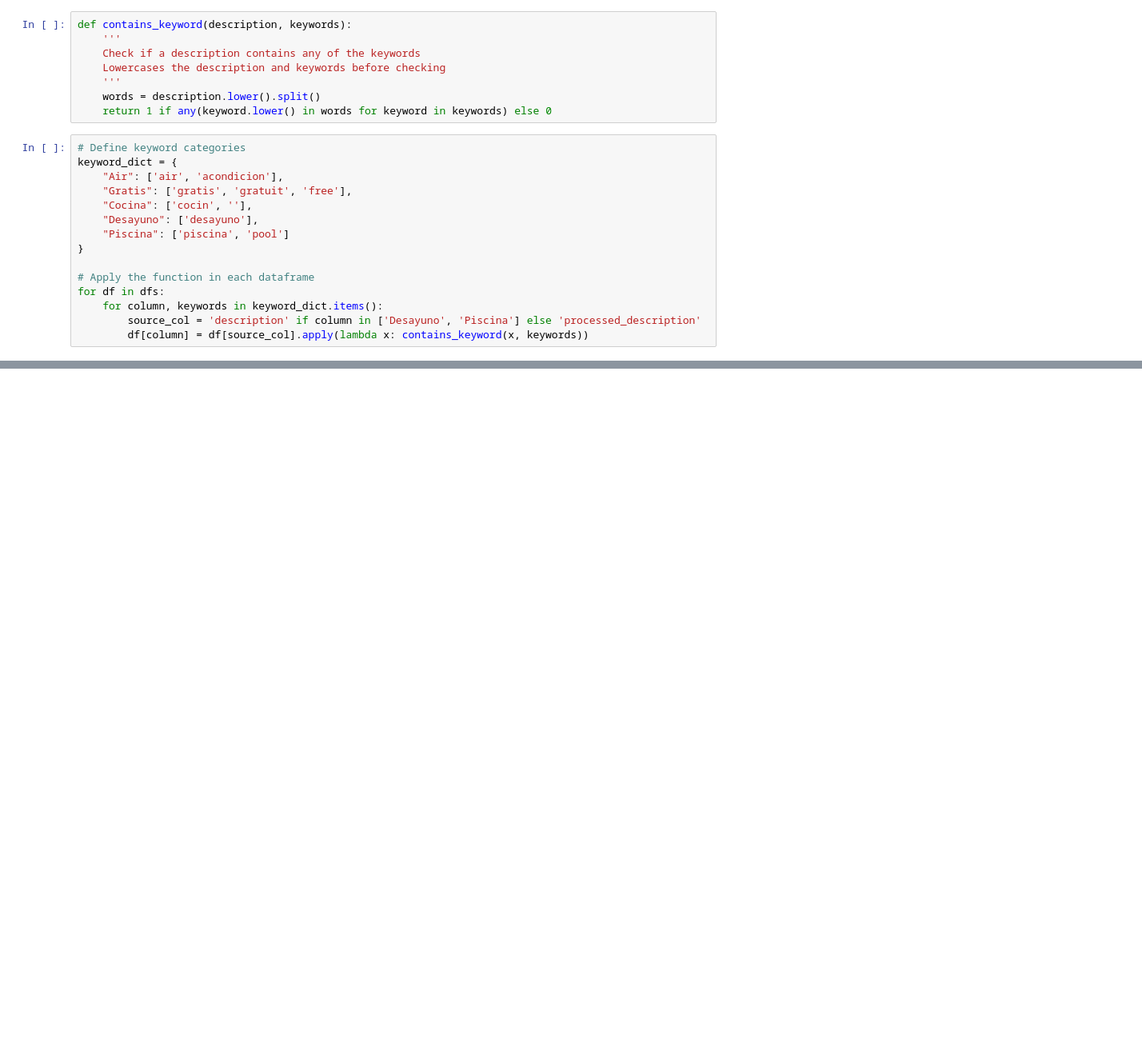
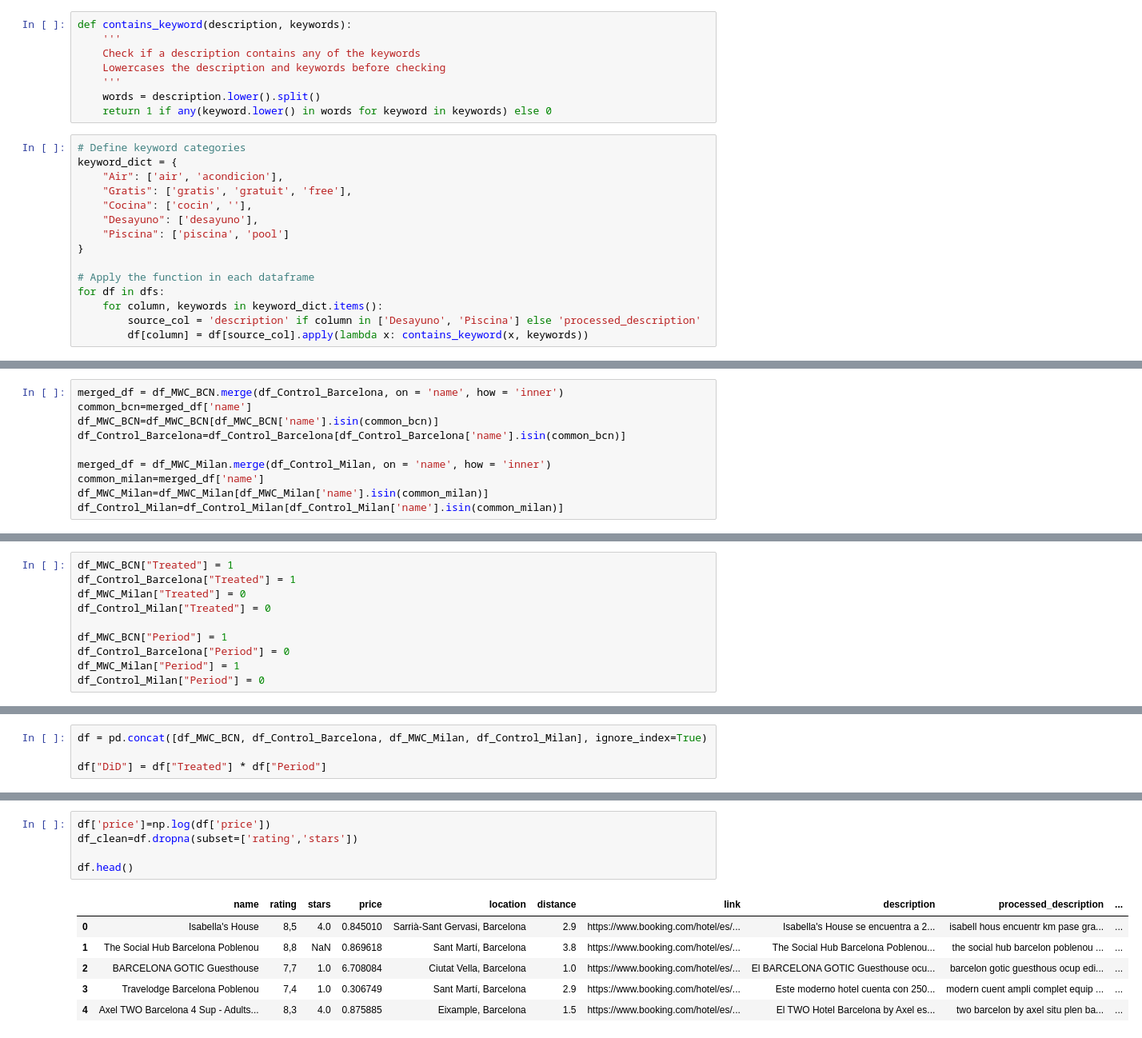
Before and after one commit to Enzo280100/textmining_booking, a Jupyter notebook: booking/ITM_HW1.ipynb, the cells around one changed output, grey strips where cells are left out. Shown at 80% size. Cells and saved outputs as stored; diff of their text form; blank space fills up the shorter version.

```diff
--- a/booking/ITM_HW1.ipynb
+++ b/booking/ITM_HW1.ipynb
@@ -207,0 +220,10 @@ We will apply Differences-in-differences methodology in DiD regressions with the
+# %%
+merged_df = df_MWC_BCN.merge(df_Control_Barcelona, on = 'name', how = 'inner')
+common_bcn=merged_df['name']
+df_MWC_BCN=df_MWC_BCN[df_MWC_BCN['name'].isin(common_bcn)]
+df_Control_Barcelona=df_Control_Barcelona[df_Control_Barcelona['name'].isin(common_bcn)]
+
+merged_df = df_MWC_Milan.merge(df_Control_Milan, on = 'name', how = 'inner')
+common_milan=merged_df['name']
+df_MWC_Milan=df_MWC_Milan[df_MWC_Milan['name'].isin(common_milan)]
+df_Control_Milan=df_Control_Milan[df_Control_Milan['name'].isin(common_milan)]
@@ -207,0 +232,10 @@ We will apply Differences-in-differences methodology in DiD regressions with the
+# %%
+df_MWC_BCN["Treated"] = 1
+df_Control_Barcelona["Treated"] = 1
+df_MWC_Milan["Treated"] = 0
+df_Control_Milan["Treated"] = 0
+
+df_MWC_BCN["Period"] = 1
+df_Control_Barcelona["Period"] = 0
+df_MWC_Milan["Period"] = 1
+df_Control_Milan["Period"] = 0
@@ -207,0 +244,4 @@ We will apply Differences-in-differences methodology in DiD regressions with the
+# %%
+df = pd.concat([df_MWC_BCN, df_Control_Barcelona, df_MWC_Milan, df_Control_Milan], ignore_index=True)
+
+df["DiD"] = df["Treated"] * df["Period"]
@@ -207,0 +258,12 @@ We will apply Differences-in-differences methodology in DiD regressions with the
+# %%
+df['price']=np.log(df['price'])
+df_clean=df.dropna(subset=['rating','stars'])
+
+df.head()
+# %% [output]
+|  | name | rating | stars | price | location | distance | link | description | processed_description | ... |
+| 0 | Isabella's House | 8,5 | 4.0 | 0.845010 | Sarrià-Sant Gervasi, Barcelona | 2.9 | https://www.booking.com/hotel/es/... | Isabella's House se encuentra a 2... | isabell hous encuentr km pase gra... | ... |
+| 1 | The Social Hub Barcelona Poblenou | 8,8 | NaN | 0.869618 | Sant Martí, Barcelona | 3.8 | https://www.booking.com/hotel/es/... | The Social Hub Barcelona Poblenou... | the social hub barcelon poblenou ... | ... |
+| 2 | BARCELONA GOTIC Guesthouse | 7,7 | 1.0 | 6.708084 | Ciutat Vella, Barcelona | 1.0 | https://www.booking.com/hotel/es/... | El BARCELONA GOTIC Guesthouse ocu... | barcelon gotic guesthous ocup edi... | ... |
+| 3 | Travelodge Barcelona Poblenou | 7,4 | 1.0 | 0.306749 | Sant Martí, Barcelona | 2.9 | https://www.booking.com/hotel/es/... | Este moderno hotel cuenta con 250... | modern cuent ampli complet equip ... | ... |
+| 4 | Axel TWO Barcelona 4 Sup - Adults... | 8,3 | 4.0 | 0.875885 | Eixample, Barcelona | 1.5 | https://www.booking.com/hotel/es/... | El TWO Hotel Barcelona by Axel es... | two barcelon by axel situ plen ba... | ... |
```
Also changed, not shown: parts of 17 cells of this notebook, 4 other files.
